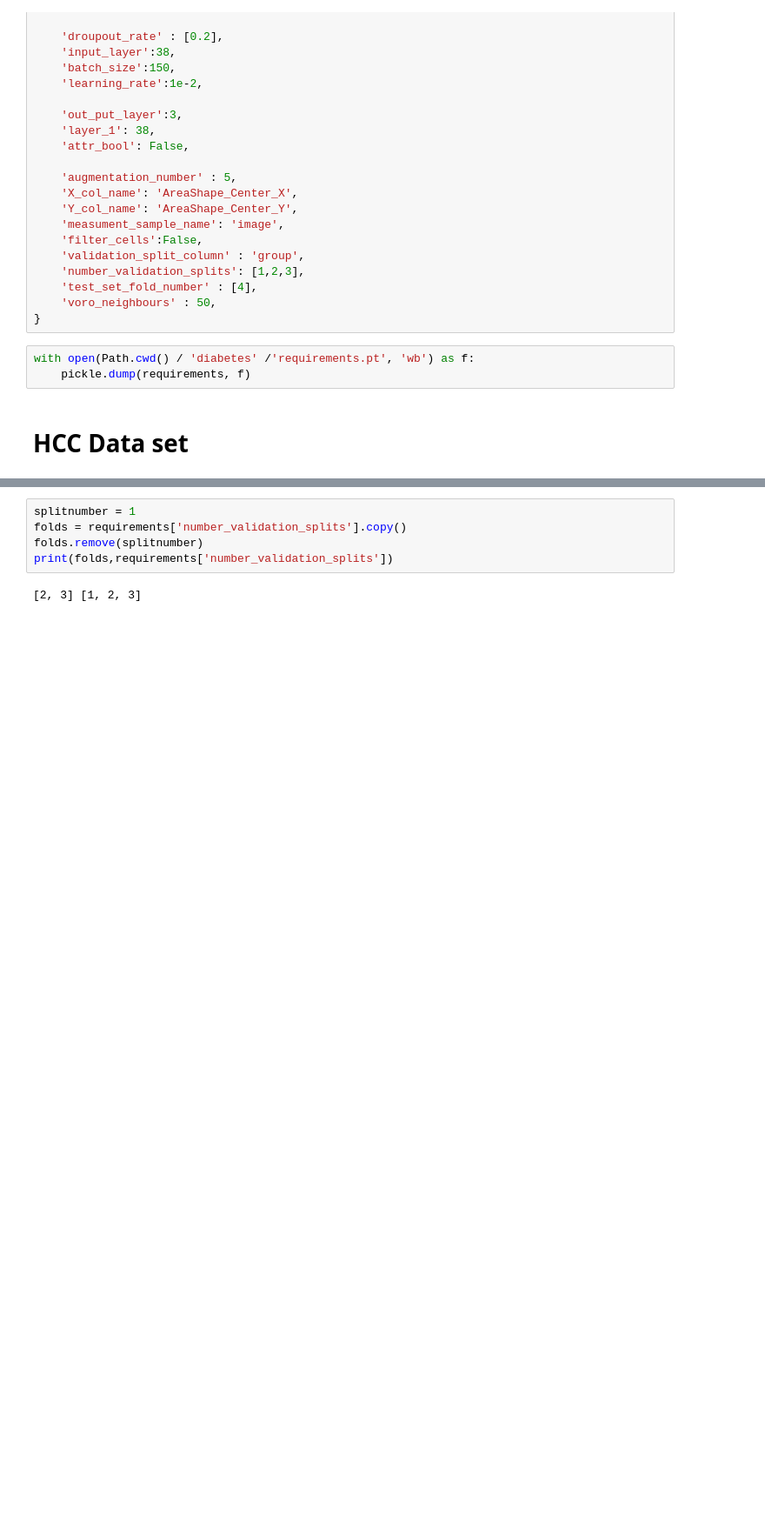
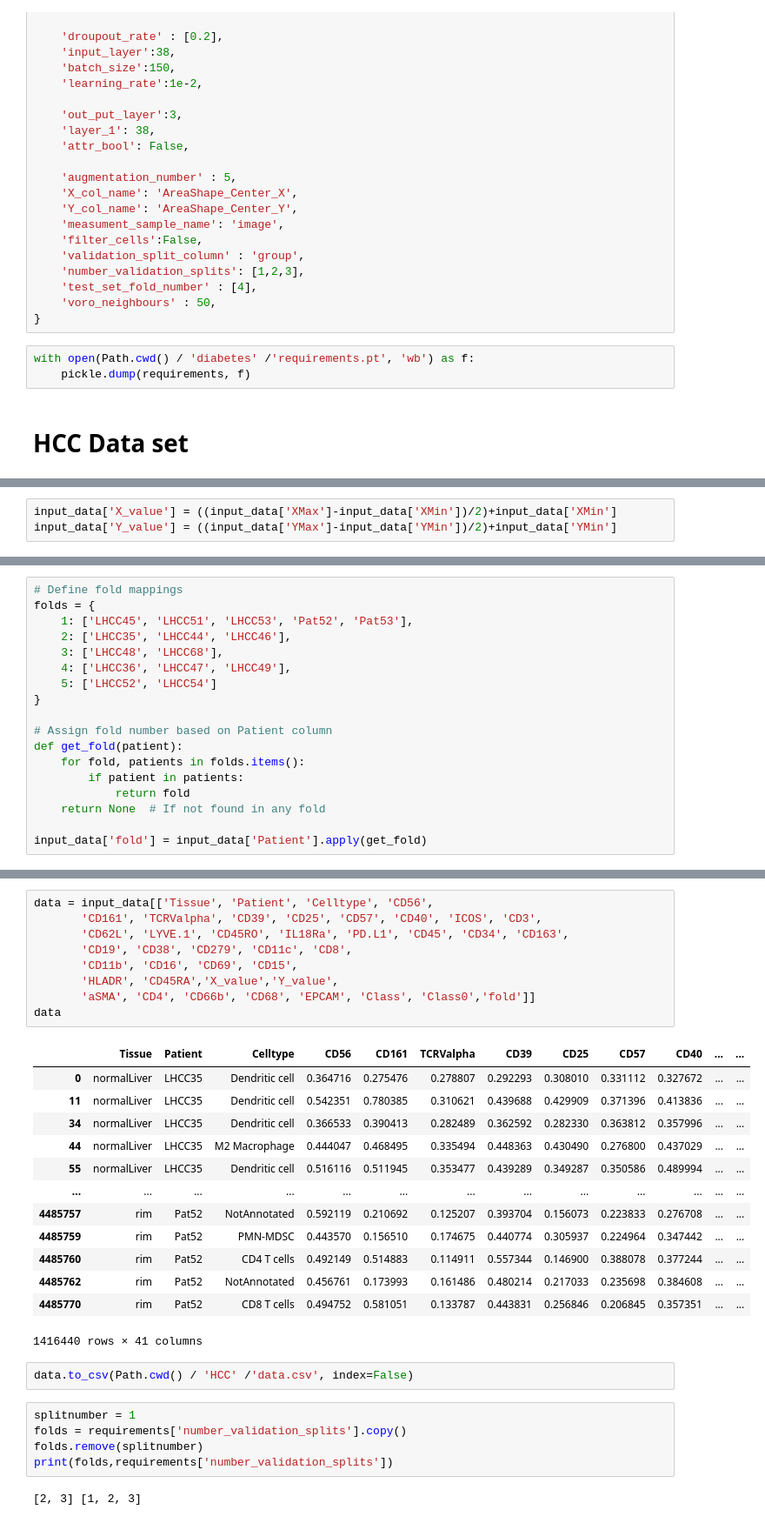
Before and after one commit to V-Sehra/SHIELD, a Jupyter notebook: ShIeLD/examples/data_set_propertiers_JSON.ipynb, the cells around one changed output, grey strips where cells are left out. Shown at 87% size. Cells and saved outputs as stored; diff of their text form; blank space fills up the shorter version.

```diff
--- a/ShIeLD/examples/data_set_propertiers_JSON.ipynb
+++ b/ShIeLD/examples/data_set_propertiers_JSON.ipynb
@@ -86,0 +144,3 @@ import copy
+# %%
+input_data['X_value'] = ((input_data['XMax']-input_data['XMin'])/2)+input_data['XMin']
+input_data['Y_value'] = ((input_data['YMax']-input_data['YMin'])/2)+input_data['YMin']
@@ -86,0 +157,18 @@ import copy
+# %%
+# Define fold mappings
+folds = {
+    1: ['LHCC45', 'LHCC51', 'LHCC53', 'Pat52', 'Pat53'],
+    2: ['LHCC35', 'LHCC44', 'LHCC46'],
+    3: ['LHCC48', 'LHCC68'],
+    4: ['LHCC36', 'LHCC47', 'LHCC49'],
+    5: ['LHCC52', 'LHCC54']
+}
+
+# Assign fold number based on Patient column
+def get_fold(patient):
+    for fold, patients in folds.items():
+        if patient in patients:
+            return fold
+    return None  # If not found in any fold
+
+input_data['fold'] = input_data['Patient'].apply(get_fold)
@@ -87,3 +212,28 @@ import copy
+# %%
+data = input_data[['Tissue', 'Patient', 'Celltype', 'CD56',
+       'CD161', 'TCRValpha', 'CD39', 'CD25', 'CD57', 'CD40', 'ICOS', 'CD3',
+       'CD62L', 'LYVE.1', 'CD45RO', 'IL18Ra', 'PD.L1', 'CD45', 'CD34', 'CD163',
+       'CD19', 'CD38', 'CD279', 'CD11c', 'CD8',
+       'CD11b', 'CD16', 'CD69', 'CD15',
+       'HLADR', 'CD45RA','X_value','Y_value',
+       'aSMA', 'CD4', 'CD66b', 'CD68', 'EPCAM', 'Class', 'Class0','fold']]
+data
+# %% [output]
+|  | Tissue | Patient | Celltype | CD56 | CD161 | TCRValpha | CD39 | CD25 | CD57 | CD40 | ... | ... |
+| 0 | normalLiver | LHCC35 | Dendritic cell | 0.364716 | 0.275476 | 0.278807 | 0.292293 | 0.308010 | 0.331112 | 0.327672 | ... | ... |
+| 11 | normalLiver | LHCC35 | Dendritic cell | 0.542351 | 0.780385 | 0.310621 | 0.439688 | 0.429909 | 0.371396 | 0.413836 | ... | ... |
+| 34 | normalLiver | LHCC35 | Dendritic cell | 0.366533 | 0.390413 | 0.282489 | 0.362592 | 0.282330 | 0.363812 | 0.357996 | ... | ... |
+| 44 | normalLiver | LHCC35 | M2 Macrophage | 0.444047 | 0.468495 | 0.335494 | 0.448363 | 0.430490 | 0.276800 | 0.437029 | ... | ... |
+| 55 | normalLiver | LHCC35 | Dendritic cell | 0.516116 | 0.511945 | 0.353477 | 0.439289 | 0.349287 | 0.350586 | 0.489994 | ... | ... |
+| ... | ... | ... | ... | ... | ... | ... | ... | ... | ... | ... | ... | ... |
+| 4485757 | rim | Pat52 | NotAnnotated | 0.592119 | 0.210692 | 0.125207 | 0.393704 | 0.156073 | 0.223833 | 0.276708 | ... | ... |
+| 4485759 | rim | Pat52 | PMN-MDSC | 0.443570 | 0.156510 | 0.174675 | 0.440774 | 0.305937 | 0.224964 | 0.347442 | ... | ... |
+| 4485760 | rim | Pat52 | CD4 T cells | 0.492149 | 0.514883 | 0.114911 | 0.557344 | 0.146900 | 0.388078 | 0.377244 | ... | ... |
+| 4485762 | rim | Pat52 | NotAnnotated | 0.456761 | 0.173993 | 0.161486 | 0.480214 | 0.217033 | 0.235698 | 0.384608 | ... | ... |
+| 4485770 | rim | Pat52 | CD8 T cells | 0.494752 | 0.581051 | 0.133787 | 0.443831 | 0.256846 | 0.206845 | 0.357351 | ... | ... |
+1416440 rows × 41 columns
+# %%
+data.to_csv(Path.cwd() / 'HCC' /'data.csv', index=False)
 # %%
 splitnumber = 1
 folds = requirements['number_validation_splits'].copy()
```
Also changed, not shown: parts of 11 cells of this notebook, 4 other files.
